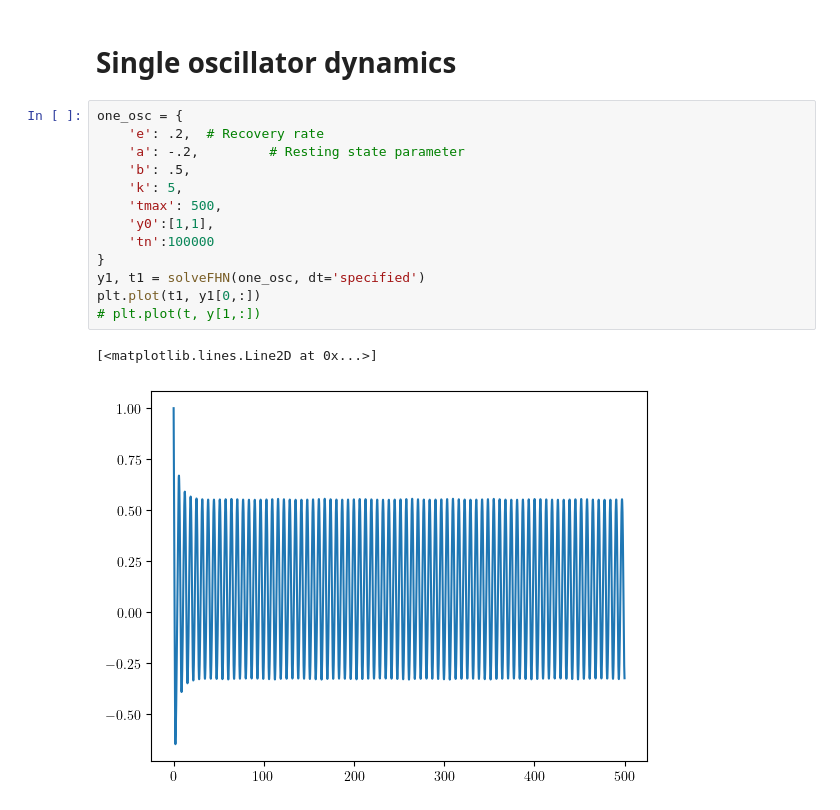
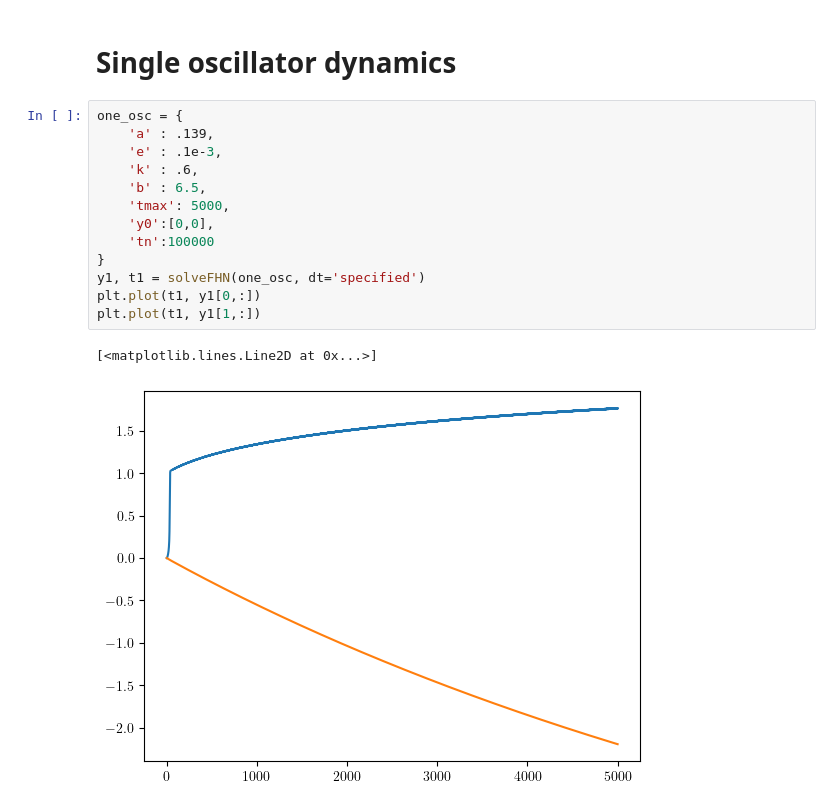
Before and after one commit to akshaysanjeevk/FHN-Relaxed-Oscillators, a Jupyter notebook: reboot/test.ipynb, the cells around one changed output. Drawn from its saved outputs; the diff is of its cells as text.

```diff
--- a/reboot/test.ipynb
+++ b/reboot/test.ipynb
@@ -142,17 +133,17 @@ for i in range(SO['N']):
 # Single oscillator dynamics
 # %%
 one_osc = {
-    'e': .2,  # Recovery rate
-    'a': -.2,         # Resting state parameter
-    'b': .5,
-    'k': 5,
-    'tmax': 500,
-    'y0':[1,1],
+    'a' : .139,
+    'e' : .1e-3,
+    'k' : .6,
+    'b' : 6.5,
+    'tmax': 5000,
+    'y0':[0,0],
     'tn':100000
 }
 y1, t1 = solveFHN(one_osc, dt='specified')
 plt.plot(t1, y1[0,:])
-# plt.plot(t, y[1,:])
+plt.plot(t1, y1[1,:])
 # %% [output]
 [<matplotlib.lines.Line2D at 0x...>]
-[figure, old version]
+[figure, new version]
```
Also changed, not shown: parts of 4 cells of this notebook.
